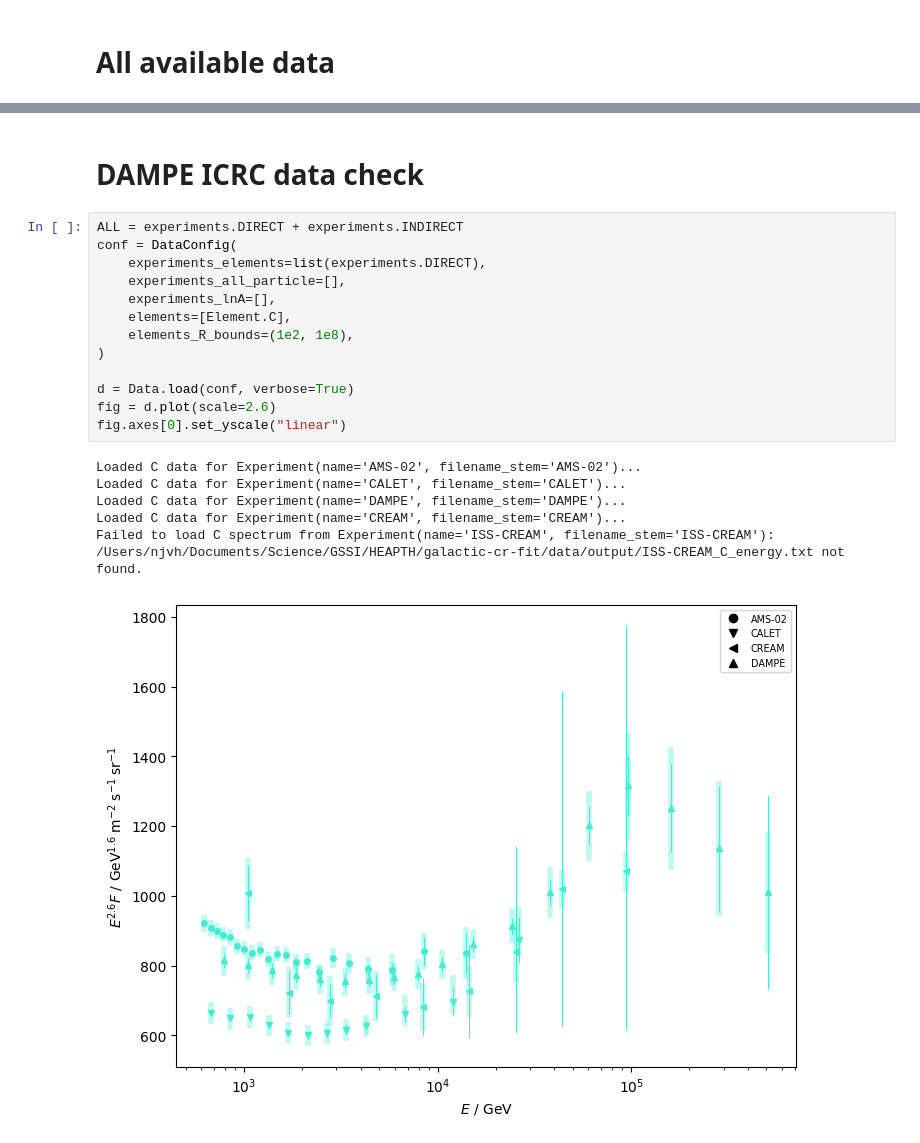
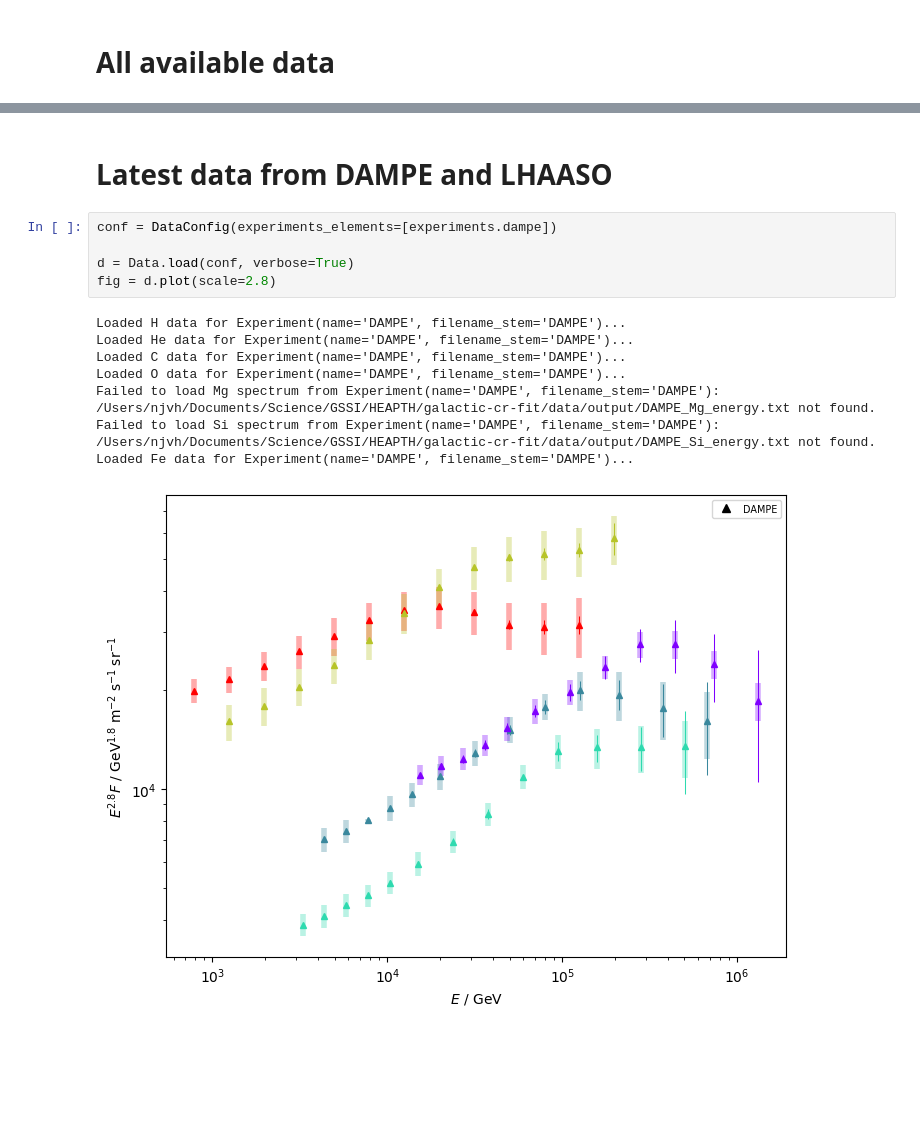
Before and after one commit to nj-vs-vh/EVA, a Jupyter notebook: data.ipynb, the cells around one changed output, grey strips where cells are left out. Drawn from its saved outputs; the diff is of its cells as text; blank space fills up the shorter version.

```diff
--- a/data.ipynb
+++ b/data.ipynb
@@ -40,23 +43,17 @@ Failed to load Fe spectrum from Experiment(name='KASCADE-Grande (S)', filename_s
-# %% [markdown]
-# DAMPE ICRC data check
+# %% [markdown]
+# Latest data from DAMPE and LHAASO
 # %%
-ALL = experiments.DIRECT + experiments.INDIRECT
-conf = DataConfig(
-    experiments_elements=list(experiments.DIRECT),
-    experiments_all_particle=[],
-    experiments_lnA=[],
-    elements=[Element.C],
-    elements_R_bounds=(1e2, 1e8),
-)
+conf = DataConfig(experiments_elements=[experiments.dampe])
 
 d = Data.load(conf, verbose=True)
-fig = d.plot(scale=2.6)
-fig.axes[0].set_yscale("linear")
+fig = d.plot(scale=2.8)
 # %% [output]
-Loaded C data for Experiment(name='AMS-02', filename_stem='AMS-02')...
-Loaded C data for Experiment(name='CALET', filename_stem='CALET')...
+Loaded H data for Experiment(name='DAMPE', filename_stem='DAMPE')...
+Loaded He data for Experiment(name='DAMPE', filename_stem='DAMPE')...
 Loaded C data for Experiment(name='DAMPE', filename_stem='DAMPE')...
-Loaded C data for Experiment(name='CREAM', filename_stem='CREAM')...
-Failed to load C spectrum from Experiment(name='ISS-CREAM', filename_stem='ISS-CREAM'): /Users/njvh/Documents/Science/GSSI/HEAPTH/galactic-cr-fit/data/output/ISS-CREAM_C_energy.txt not found.
+Loaded O data for Experiment(name='DAMPE', filename_stem='DAMPE')...
+Failed to load Mg spectrum from Experiment(name='DAMPE', filename_stem='DAMPE'): /Users/njvh/Documents/Science/GSSI/HEAPTH/galactic-cr-fit/data/output/DAMPE_Mg_energy.txt not found.
+Failed to load Si spectrum from Experiment(name='DAMPE', filename_stem='DAMPE'): /Users/njvh/Documents/Science/GSSI/HEAPTH/galactic-cr-fit/data/output/DAMPE_Si_energy.txt not found.
+Loaded Fe data for Experiment(name='DAMPE', filename_stem='DAMPE')...
-[figure, old version]
+[figure, new version]
 # %%
```
Also changed, not shown: parts of 3 cells of this notebook, 17 other files.
